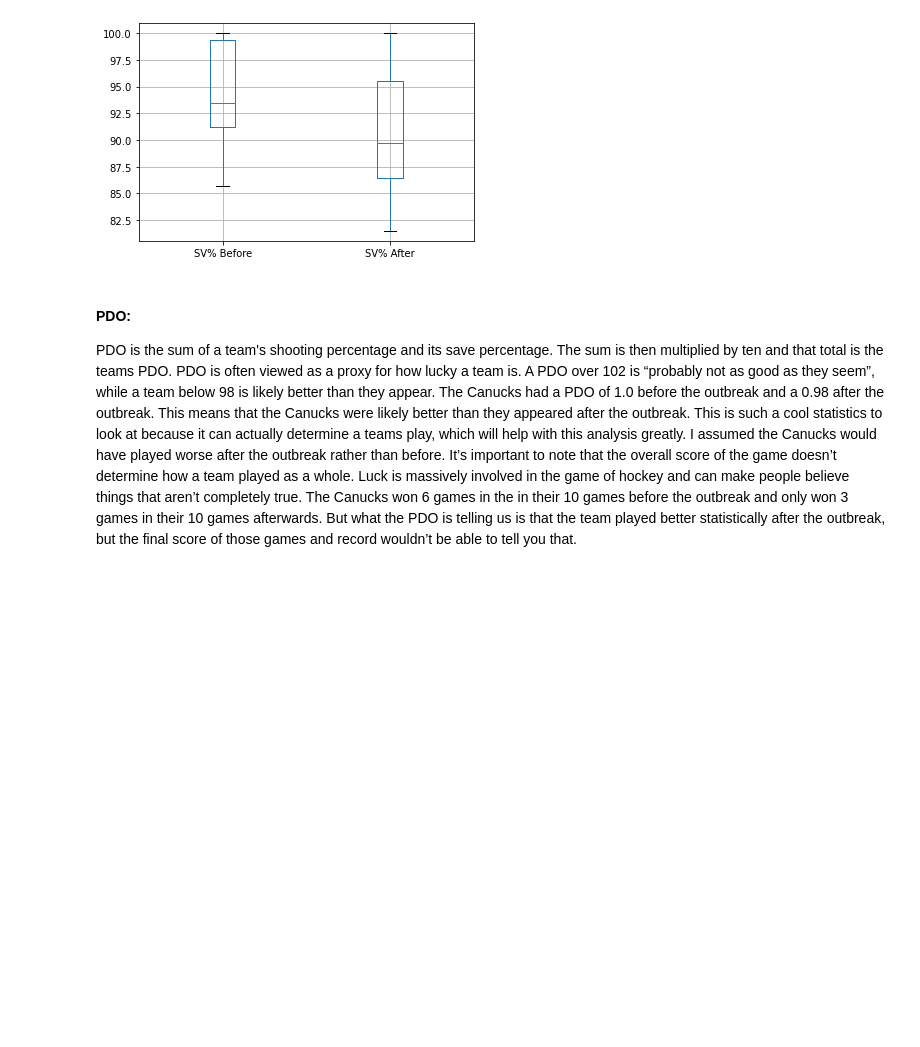
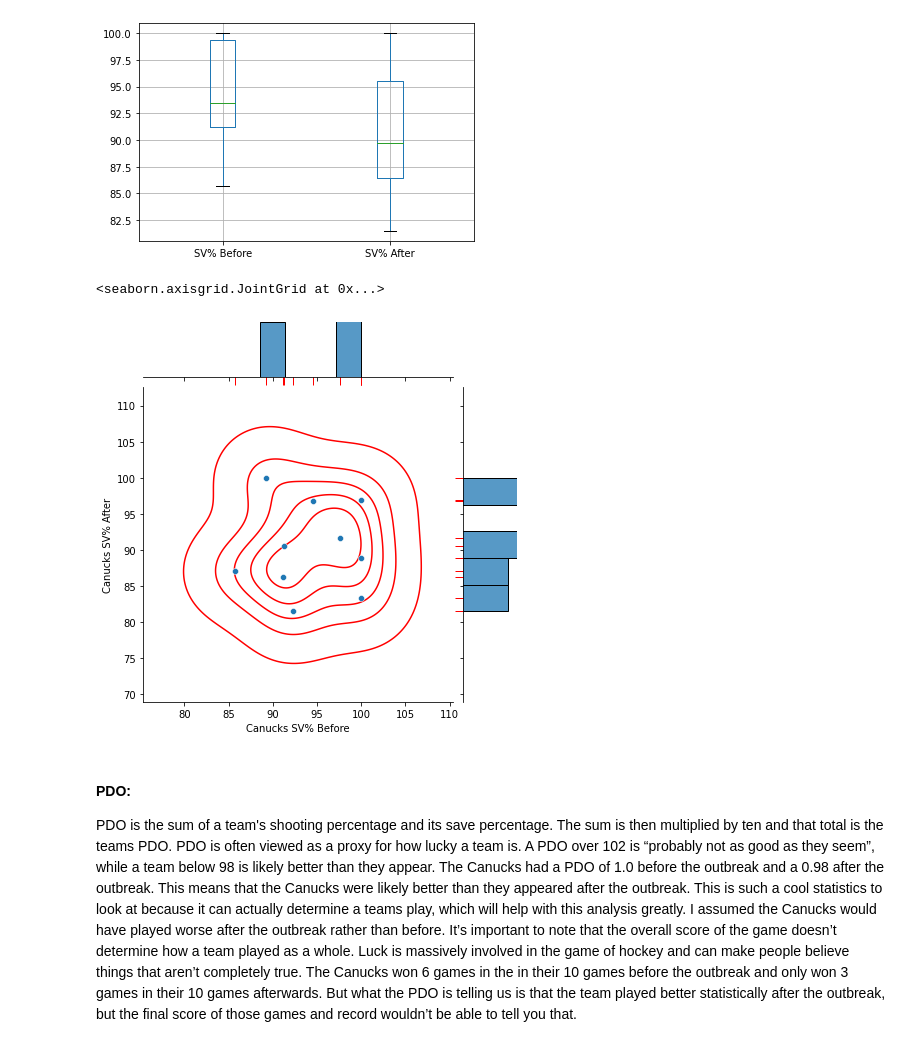
Before and after one commit to data301-2021-winter1/project-group23-project, a Jupyter notebook: notebooks/analysis1.ipynb, the cells around one changed output. Cells and saved outputs as stored; diff of their text form; code cells hidden in the pictures; blank space fills up the shorter version.

```diff
--- a/notebooks/analysis1.ipynb
+++ b/notebooks/analysis1.ipynb
@@ -372,6 +365,13 @@ CanucksBandA.boxplot(['SV% Before','SV% After'])
 # %% [output]
 <AxesSubplot:>
 [figure]
+# %%
+g = sns.jointplot(data=FinalCovidDataFrame, x="Canucks SV% Before", y="Canucks SV% After")
+g.plot_joint(sns.kdeplot, color="r", zorder=0, levels=6)
+g.plot_marginals(sns.rugplot, color="r", height=-.15, clip_on=False)
+# %% [output]
+<seaborn.axisgrid.JointGrid at 0x...>
+[figure, added]
 # %% [markdown]
 #### PDO:
 PDO is the sum of a team's shooting percentage and its save percentage. The sum is then multiplied by ten and that total is the teams PDO. PDO is often viewed as a proxy for how lucky a team is. A PDO over 102 is “probably not as good as they seem”, while a team below 98 is likely better than they appear. The Canucks had a PDO of 1.0 before the outbreak and a 0.98 after the outbreak. This means that the Canucks were likely better than they appeared after the outbreak. This is such a cool statistics to look at because it can actually determine a teams play, which will help with this analysis greatly. I assumed the Canucks would have played worse after the outbreak rather than before. It’s important to note that the overall score of the game doesn’t determine how a team played as a whole. Luck is massively involved in the game of hockey and can make people believe things that aren’t completely true. The Canucks won 6 games in the in their 10 games before the outbreak and only won 3 games in their 10 games afterwards. But what the PDO is telling us is that the team played better statistically after the outbreak, but the final score of those games and record wouldn’t be able to tell you that.
```
Also changed, not shown: parts of 29 cells of this notebook, 1 other file.
